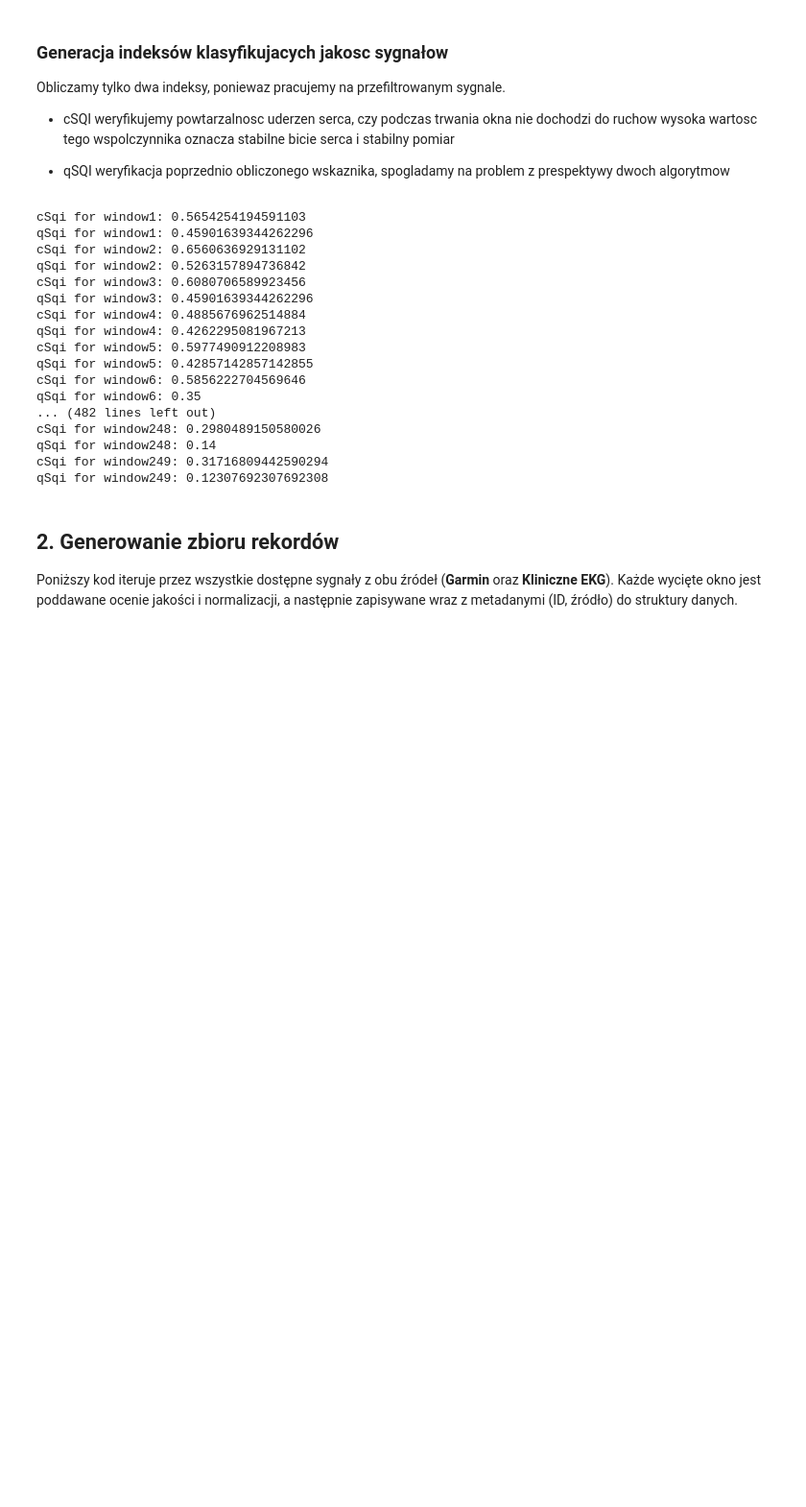
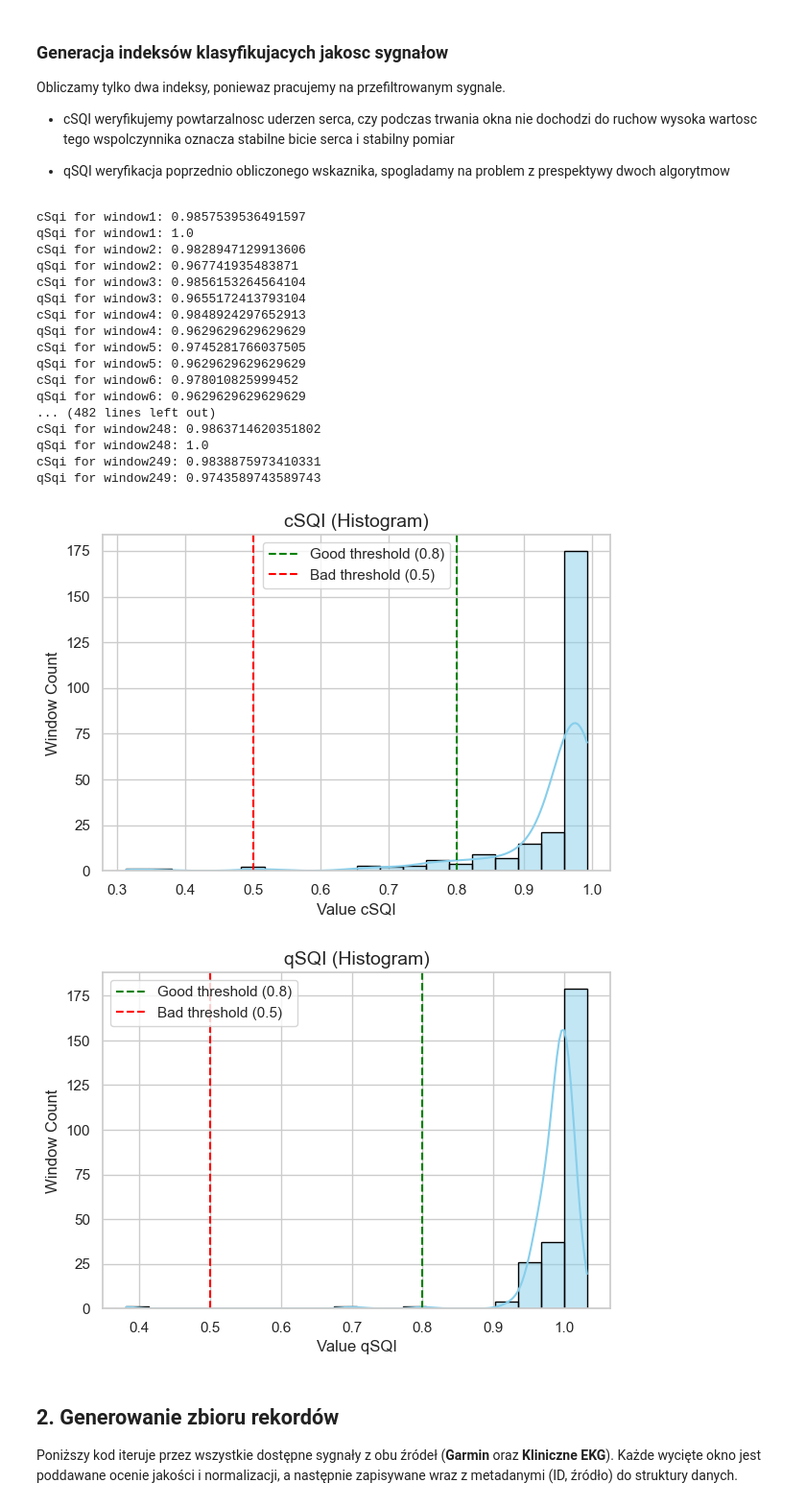
Before and after one commit to MichaelL200/Projekt-EKG, a Jupyter notebook: zbior.ipynb, the cells around one changed output. Shown at 96% size. Cells and saved outputs as stored; diff of their text form; code cells hidden in the pictures; blank space fills up the shorter version.

Commit message:
fixed indexes and fixed nameing convention

```diff
--- a/zbior.ipynb
+++ b/zbior.ipynb
@@ -159,33 +163,36 @@ def calculate_cSQI(window):
 
     return max(0.0, float(csqi))
 # %%
-def calculate_qSQI(window):
+def calculate_qSQI(window, mode='clinical'):
 
-    window = window.flatten()
+
+    if mode == 'clinical':
+        window = window[:,1]
+    else:
+        window = window.flatten()
+
+
 
     _, info_a = nk.ecg_peaks(window, sampling_rate=128, method="neurokit")
     peaks_a = info_a["ECG_R_Peaks"]
 
-    # 4. Uruchomienie Algorytmu B (Pan-Tompkins)
+
     _, info_b = nk.ecg_peaks(window, sampling_rate=128, method="pantompkins1985")
     peaks_b = info_b["ECG_R_Peaks"]
 
-    # Szybkie wyjście: jeśli którykolwiek nic nie znalazł -> qSQI = 0
+
     n_a = len(peaks_a)
     n_b = len(peaks_b)
 
     if n_a == 0 or n_b == 0:
         return 0.0
 
-    # 5. Dopasowywanie pików (Matching)
-    # Standard medyczny (ANSI/AAMI): tolerancja +/- 150 ms
-    tolerance_sec = 0.150
+
+    tolerance_sec = 0.3
     tolerance_samples = int(tolerance_sec * 128)
 
     matched_beats = 0
 
-    # Iterujemy po pikach z metody A i szukamy "kolegi" w metodzie B
-    # (Używamy tablic NumPy dla szybkości)
     peaks_b_array = np.array(peaks_b)
 
     for p_a in peaks_a:
@@ -199,7 +206,8 @@ def calculate_qSQI(window):
 
     return float(qsqi_val)
 # %%
-windows_clinical = create_windows(raw_clinical)
+windows_clinical = create_windows(clean_clinical)
+
 
 cSqi_values = []
 qSqi_values = []
@@ -212,38 +220,45 @@ for i, window in enumerate(windows_clinical):
     cSqi_values.append(cSqi)
     qSqi_values.append(qSqi)
 # %% [output]
-cSqi for window1: 0.5654254194591103
-qSqi for window1: 0.45901639344262296
-cSqi for window2: 0.6560636929131102
-qSqi for window2: 0.5263157894736842
-cSqi for window3: 0.6080706589923456
-qSqi for window3: 0.45901639344262296
-cSqi for window4: 0.4885676962514884
-qSqi for window4: 0.4262295081967213
-cSqi for window5: 0.5977490912208983
-qSqi for window5: 0.42857142857142855
-cSqi for window6: 0.5856222704569646
-qSqi for window6: 0.35
+cSqi for window1: 0.9857539536491597
+qSqi for window1: 1.0
+cSqi for window2: 0.9828947129913606
+qSqi for window2: 0.967741935483871
+cSqi for window3: 0.9856153264564104
+qSqi for window3: 0.9655172413793104
+cSqi for window4: 0.9848924297652913
+qSqi for window4: 0.9629629629629629
+cSqi for window5: 0.9745281766037505
+qSqi for window5: 0.9629629629629629
+cSqi for window6: 0.978010825999452
+qSqi for window6: 0.9629629629629629
 ... (482 lines left out)
-cSqi for window248: 0.2980489150580026
-qSqi for window248: 0.14
-cSqi for window249: 0.31716809442590294
-qSqi for window249: 0.12307692307692308
+cSqi for window248: 0.9863714620351802
+qSqi for window248: 1.0
+cSqi for window249: 0.9838875973410331
+qSqi for window249: 0.9743589743589743
 # %%
 # Ustawienia stylu (żeby wykresy były ładne)
-def visualize_indexes(index_array)
+def visualize_indexes(index_array, name):
     sns.set_theme(style="whitegrid")
     plt.figure(figsize=(15, 10))
 
 
     plt.subplot(2, 2, 1)
-    sns.histplot(qSqi_values, bins=20, kde=True, color='skyblue', edgecolor='black')
-    plt.axvline(0.8, color='green', linestyle='--', label='Próg Bdb (0.8)')
-    plt.axvline(0.5, color='red', linestyle='--', label='Próg Zły (0.5)')
-    plt.title("Rozkład wartości qSQI (Histogram)", fontsize=14)
-    plt.xlabel("Wartość qSQI")
-    plt.ylabel("Liczba okien")
+    sns.histplot(index_array, bins=20, kde=True, color='skyblue', edgecolor='black')
+    plt.axvline(0.8, color='green', linestyle='--', label='Good threshold (0.8)')
+    plt.axvline(0.5, color='red', linestyle='--', label='Bad threshold (0.5)')
+    plt.title(f"{name} (Histogram)", fontsize=14)
+    plt.xlabel(f"Value {name}")
+    plt.ylabel("Window Count")
     plt.legend()
+
+
+visualize_indexes(cSqi_values, "cSQI")
+visualize_indexes(qSqi_values, "qSQI")
+# %% [output]
+[figure, added]
+[figure, added]
 # %% [markdown]
 ## 2. Generowanie zbioru rekordów
 
```
Also changed, not shown: parts of 3 cells of this notebook.
